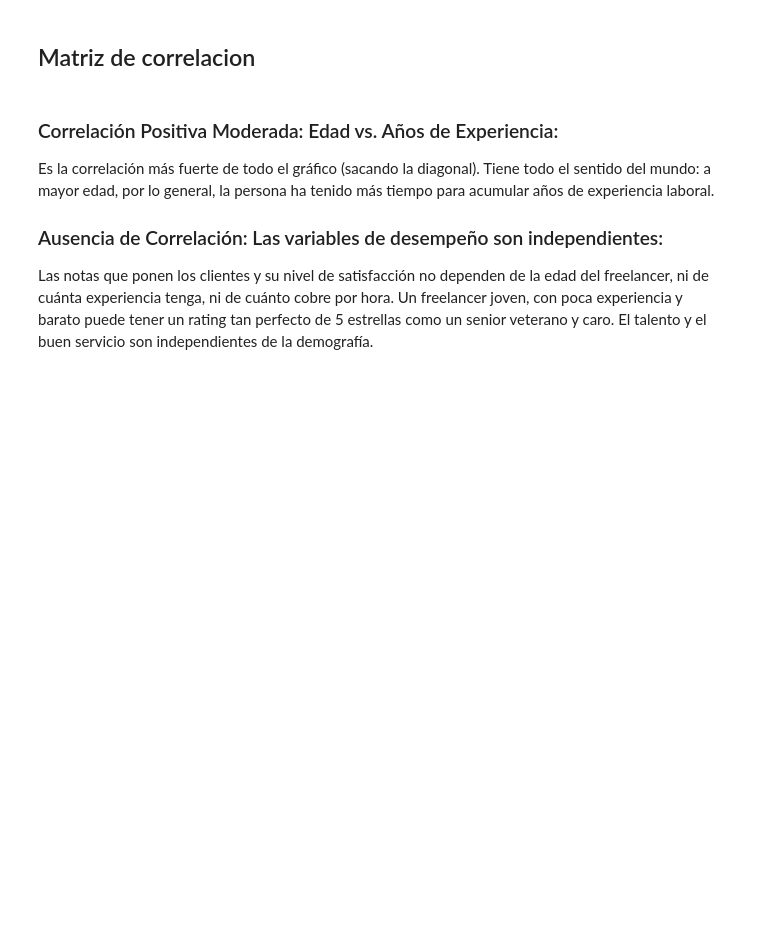
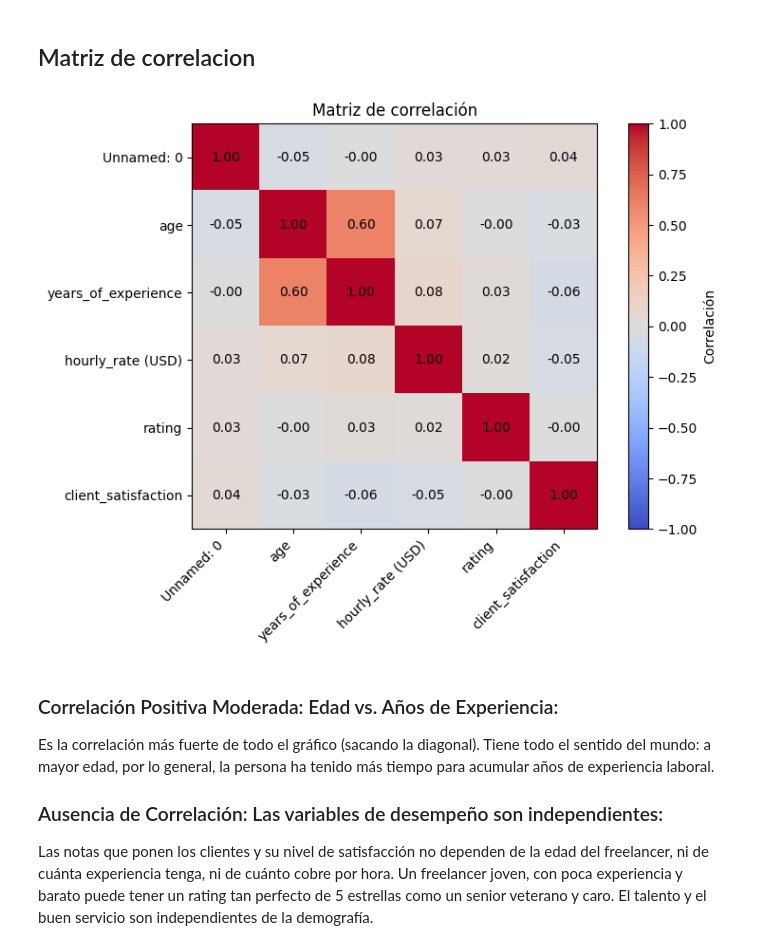
Before and after one commit to svargasn-bot/Tarea-2-Python, a Jupyter notebook: notebooks/03_visualization.ipynb, the cells around one changed output. Saved outputs shown, nothing was run; the diff lists cells and outputs as text; code cells hidden in the pictures; blank space fills up the shorter version.

Commit message:
created 01_eda.ipynb and fix 03_visualization

```diff
--- a/notebooks/03_visualization.ipynb
+++ b/notebooks/03_visualization.ipynb
@@ -45,7 +49,23 @@ El Inglés (21.5%) y el Español (14.2%) concentran juntos más de un tercio de
 # %% [markdown]
 ## Matriz de correlacion
 # %%
-plots.graficar_matriz_correlacion(df)
+import matplotlib.pyplot as plt
+
+numeric_df = df.select_dtypes(include='number')
+corr = numeric_df.corr()
+
+plt.figure(figsize=(8, 6))
+plt.imshow(corr, cmap='coolwarm', vmin=-1, vmax=1)
+plt.colorbar(label='Correlación')
+plt.xticks(range(len(corr)), corr.columns, rotation=45, ha='right')
+plt.yticks(range(len(corr)), corr.columns)
+for i in range(len(corr)):
+    for j in range(len(corr)):
+        plt.text(j, i, f"{corr.iat[i, j]:.2f}", ha='center', va='center', color='black')
+plt.title('Matriz de correlación')
+plt.tight_layout()
+# %% [output]
+[figure, added]
 # %% [markdown]
 ### Correlación Positiva Moderada: Edad vs. Años de Experiencia:
 Es la correlación más fuerte de todo el gráfico (sacando la diagonal). Tiene todo el sentido del mundo: a mayor edad, por lo general, la persona ha tenido más tiempo para acumular años de experiencia laboral.
```
Also changed, not shown: parts of 2 cells of this notebook, 1 other file.
